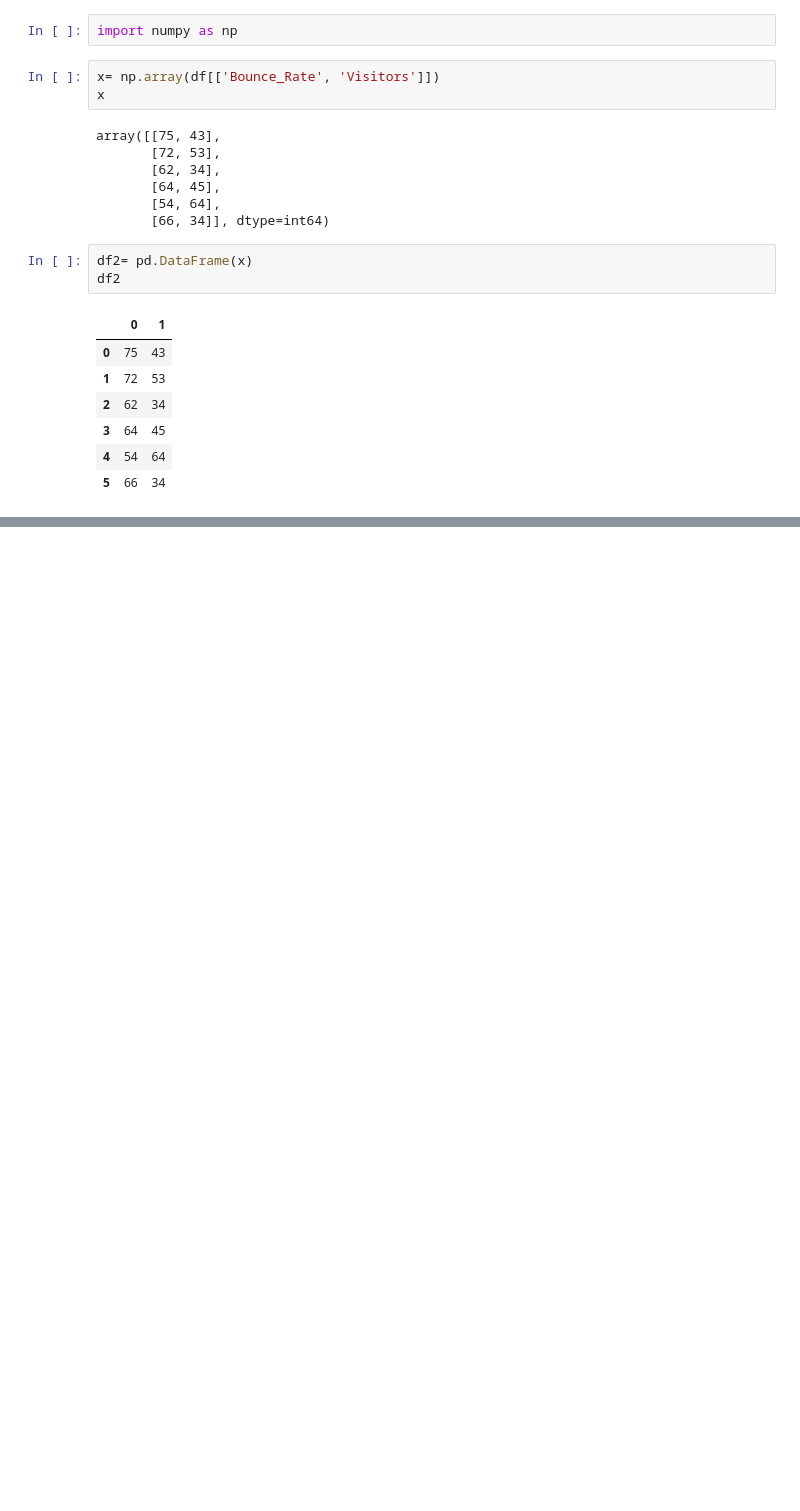
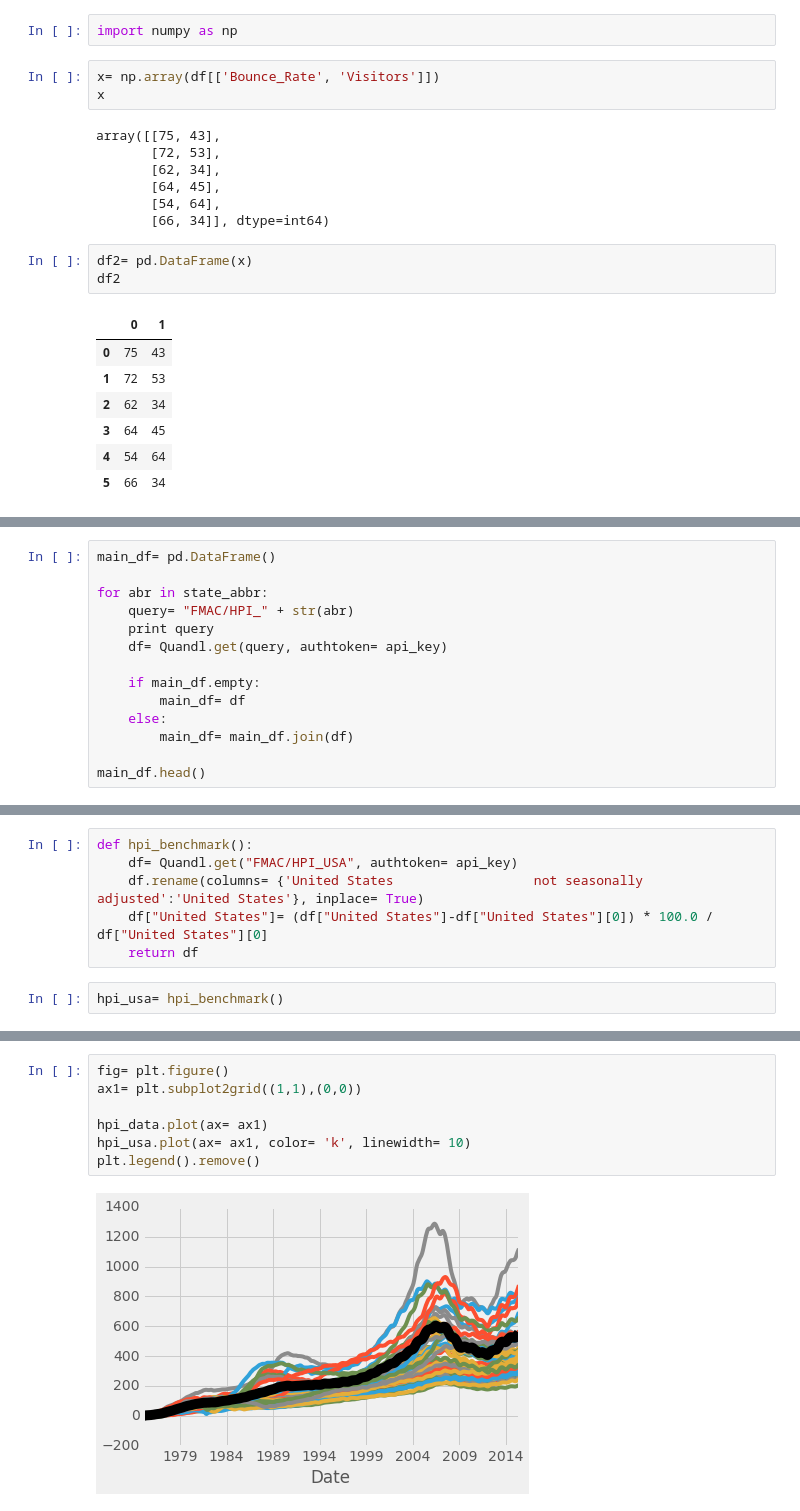
Before and after one commit to arkoneogy/mytutorials, a Jupyter notebook: python/sentdex_pandas_tut2_youtube.ipynb, the cells around one changed output, grey strips where cells are left out. Drawn from its saved outputs; the diff is of its cells as text; blank space fills up the shorter version.

```diff
--- a/python/sentdex_pandas_tut2_youtube.ipynb
+++ b/python/sentdex_pandas_tut2_youtube.ipynb
@@ -156,0 +563,14 @@ df2
+# %%
+main_df= pd.DataFrame()
+
+for abr in state_abbr:
+    query= "FMAC/HPI_" + str(abr)
+    print query
+    df= Quandl.get(query, authtoken= api_key)
+
+    if main_df.empty:
+        main_df= df
+    else:
+        main_df= main_df.join(df)
+
+main_df.head()
@@ -156,0 +694,8 @@ df2
+# %%
+def hpi_benchmark():
+    df= Quandl.get("FMAC/HPI_USA", authtoken= api_key)
+    df.rename(columns= {'United States                  not seasonally adjusted':'United States'}, inplace= True)
+    df["United States"]= (df["United States"]-df["United States"][0]) * 100.0 / df["United States"][0]
+    return df
+# %%
+hpi_usa= hpi_benchmark()
@@ -156,0 +712,9 @@ df2
+# %%
+fig= plt.figure()
+ax1= plt.subplot2grid((1,1),(0,0))
+
+hpi_data.plot(ax= ax1)
+hpi_usa.plot(ax= ax1, color= 'k', linewidth= 10)
+plt.legend().remove()
+# %% [output]
+[figure, added]
```
Also changed, not shown: parts of 80 cells of this notebook, 4 other files.
